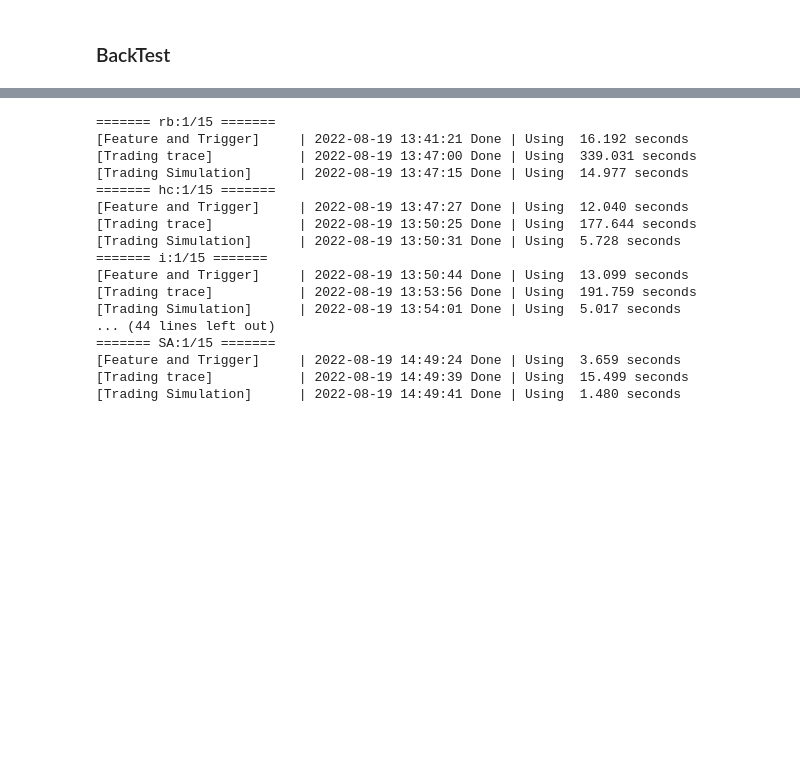
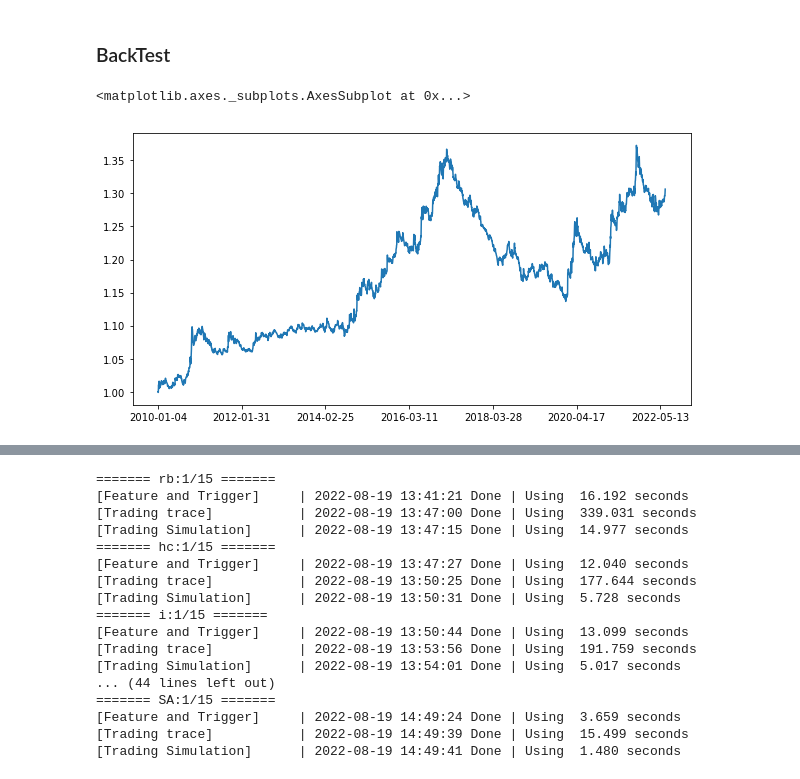
Before and after one commit to RichardS0268/Stock_cn_T0_Trend, a Jupyter notebook: CTA_data.ipynb, the cells around one changed output, grey strips where cells are left out. Drawn from its saved outputs; the diff is of its cells as text; code cells hidden in the pictures; blank space fills up the shorter version.

Commit message:
'new_week_init'

```diff
--- a/CTA_data.ipynb
+++ b/CTA_data.ipynb
@@ -583 +622,9 @@ def Simulation_all_in_one(scom, sig_filter, backtest_tick, logger=True):
+# %%
+tmp_pnl = (balance['d_gain'].cumsum()/INIT_CAP/len(commodities.keys())+1)
+# %%
+fig, axes = plt.subplots(figsize=(10, 5))
+tmp_pnl.plot()
+# %% [output]
+<matplotlib.axes._subplots.AxesSubplot at 0x...>
+[figure, added]
 # %%
```
Also changed, not shown: parts of 15 cells of this notebook.
